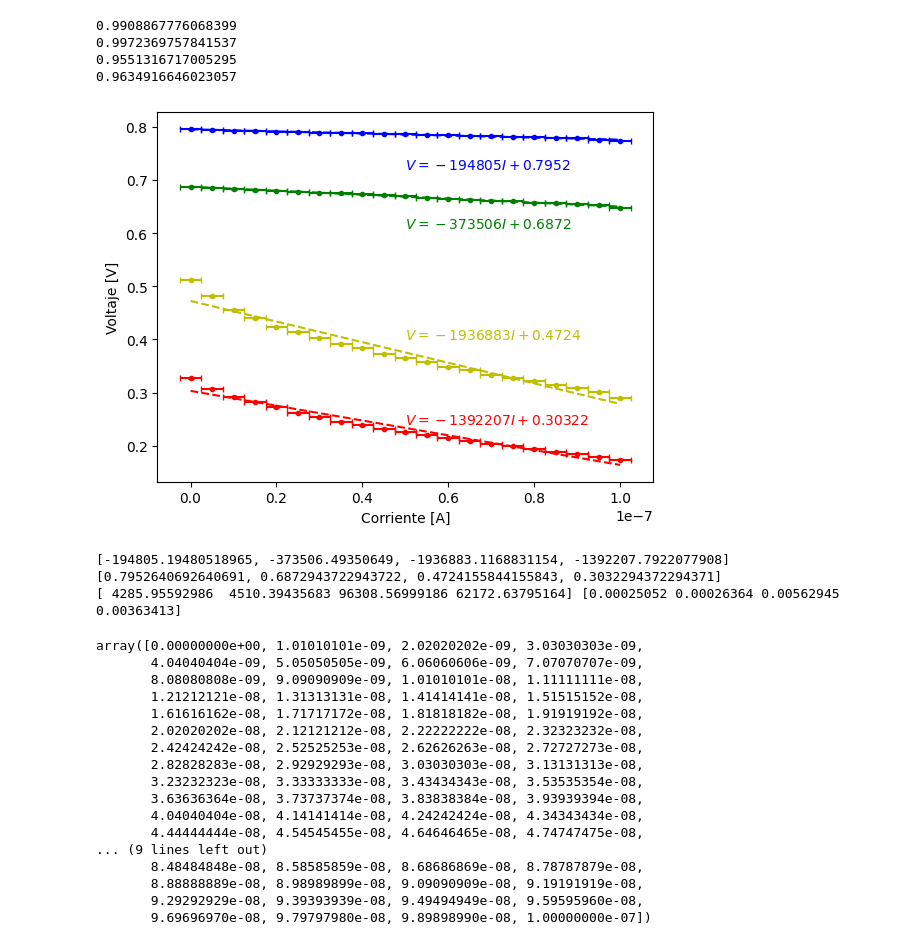
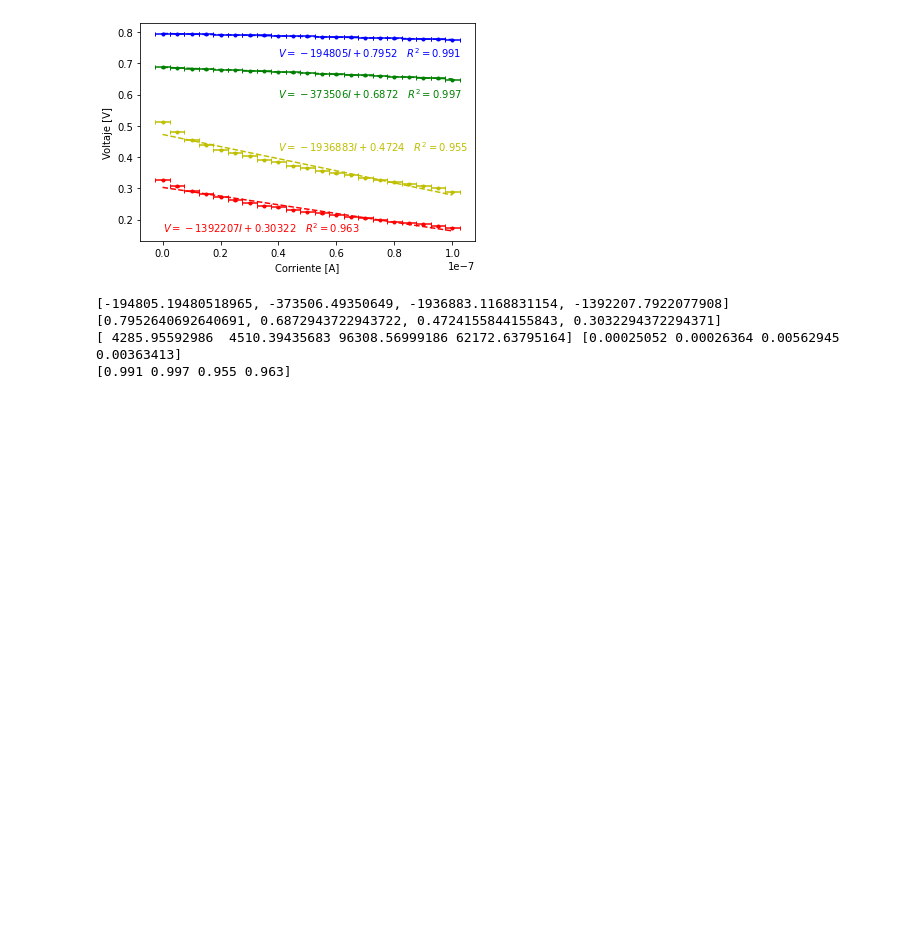
Before and after one commit to jcrojasv1/Physics_Labs, a Jupyter notebook: Efecto fotoeléctrico/calculations/Moderna_efecto_fotoeléctrico - copia.ipynb, the cells around one changed output. Drawn from its saved outputs; the diff is of its cells as text; code cells hidden in the pictures; blank space fills up the shorter version.

```diff
--- a/Efecto fotoeléctrico/calculations/Moderna_efecto_fotoeléctrico - copia.ipynb
+++ b/Efecto fotoeléctrico/calculations/Moderna_efecto_fotoeléctrico - copia.ipynb
@@ -50,69 +50,51 @@ for i in range(5):
 M,B = [0,0,0,0],[0,0,0,0]
 V_frenado = np.array([])
 wave_lenght = np.array([469,567,590,659])
 wlen = wave_lenght*1e-9
+R2 = np.array([])
 
 for i in range(4):
+    # Cálculo principal de la regresión y sus valores correspondientes:
     X,Y,M[i],B[i] = GetRegression(I[i],V[i])
-    mean_V = np.sum(V[i])/len(V[i])
-    reg_V = M[i]*I[i] + B[i]
-    SS_res = np.sum((V[i] - reg_V)**2)
-    SS_tot = np.sum((V[i] - mean_V)**2)
-    Rp2 = 1 - SS_res/SS_tot
-    print(Rp2)
     plt.errorbar(I[i],V[i],color=colors[i],yerr=V_err,xerr=I_err,fmt=".",capsize=2)
     plt.plot(X,Y,"%s--"%(colors[i]))
     V_frenado = np.append(V_frenado,B[i])
     plt.xlabel("Corriente [A]")
     plt.ylabel("Voltaje [V]")
 
+    # Cálculo de la "bondad" del ajuste con base en el parámetro R^2:
+    mean_V = np.sum(V[i])/len(V[i])
+    reg_V = M[i]*I[i] + B[i]
+    SS_res = np.sum((V[i] - reg_V)**2)
+    SS_tot = np.sum((V[i] - mean_V)**2)
+    Rp2 = 1 - SS_res/SS_tot
+    R2 = np.append(R2, round(Rp2, 3))
 
 
-plt.text(0.5e-7,0.72,r"$V = -194805I + 0.7952$",color="b")
+plt.text(0.4e-7,0.72,r"$V = -194805I + 0.7952 \quad R^2 = {}$".format(R2[0]),color="b")
 
-plt.text(0.5e-7,0.61,r"$V = -373506I + 0.6872}$",color="g")
+plt.text(0.4e-7,0.59,r"$V = -373506I + 0.6872 \quad R^2 = {}$".format(R2[1]),color="g")
 
-plt.text(0.5e-7,0.4,r"$V = -1936883I + 0.4724$",color="y")
+plt.text(0.4e-7,0.42,r"$V = -1936883I + 0.4724 \quad R^2 = {}$".format(R2[2]),color="y")
 
-plt.text(0.5e-7,0.24,r"$V = -1392207I + 0.30322$",color="r")
+plt.text(0.0e-7,0.16,r"$V = -1392207I + 0.30322 \quad R^2 = {}$".format(R2[3]),color="r")
 
 plt.show()
 
 print(M,B)
 
 uncertainty_M,uncertainty_B = np.ones(4),np.ones(4)
 
 for i in range(4):
     uncertainty_M[i], uncertainty_B[i] = GetUncertainty(M[i],B[i],I[i],V[i])
 
 print(uncertainty_M,uncertainty_B)
-
-X
+print(R2)
 # %% [output]
+[figure, new version]
-0.9908867776068399
-0.9972369757841537
-0.9551316717005295
-0.9634916646023057
+[-194805.19480518965, -373506.49350649, -1936883.1168831154, -1392207.7922077908] [0.7952640692640691, 0.6872943722943722, 0.4724155844155843, 0.3032294372294371]
+[ 4285.95592986  4510.39435683 96308.56999186 62172.63795164] [0.00025052 0.00026364 0.00562945 0.00363413]
+[0.991 0.997 0.955 0.963]
-[figure, old version]
-[-194805.19480518965, -373506.49350649, -1936883.1168831154, -1392207.7922077908] [0.7952640692640691, 0.6872943722943722, 0.4724155844155843, 0.3032294372294371]
-[ 4285.95592986  4510.39435683 96308.56999186 62172.63795164] [0.00025052 0.00026364 0.00562945 0.00363413]
-array([0.00000000e+00, 1.01010101e-09, 2.02020202e-09, 3.03030303e-09,
-       4.04040404e-09, 5.05050505e-09, 6.06060606e-09, 7.07070707e-09,
-       8.08080808e-09, 9.09090909e-09, 1.01010101e-08, 1.11111111e-08,
-       1.21212121e-08, 1.31313131e-08, 1.41414141e-08, 1.51515152e-08,
-       1.61616162e-08, 1.71717172e-08, 1.81818182e-08, 1.91919192e-08,
-       2.02020202e-08, 2.12121212e-08, 2.22222222e-08, 2.32323232e-08,
-       2.42424242e-08, 2.52525253e-08, 2.62626263e-08, 2.72727273e-08,
-       2.82828283e-08, 2.92929293e-08, 3.03030303e-08, 3.13131313e-08,
-       3.23232323e-08, 3.33333333e-08, 3.43434343e-08, 3.53535354e-08,
-       3.63636364e-08, 3.73737374e-08, 3.83838384e-08, 3.93939394e-08,
-       4.04040404e-08, 4.14141414e-08, 4.24242424e-08, 4.34343434e-08,
-       4.44444444e-08, 4.54545455e-08, 4.64646465e-08, 4.74747475e-08,
-... (9 lines left out)
-       8.48484848e-08, 8.58585859e-08, 8.68686869e-08, 8.78787879e-08,
-       8.88888889e-08, 8.98989899e-08, 9.09090909e-08, 9.19191919e-08,
-       9.29292929e-08, 9.39393939e-08, 9.49494949e-08, 9.59595960e-08,
-       9.69696970e-08, 9.79797980e-08, 9.89898990e-08, 1.00000000e-07])
 # %%
 e = 1.60217663e-19
 c = 2.99792458e8
```
Also changed, not shown: parts of 2 cells of this notebook.
